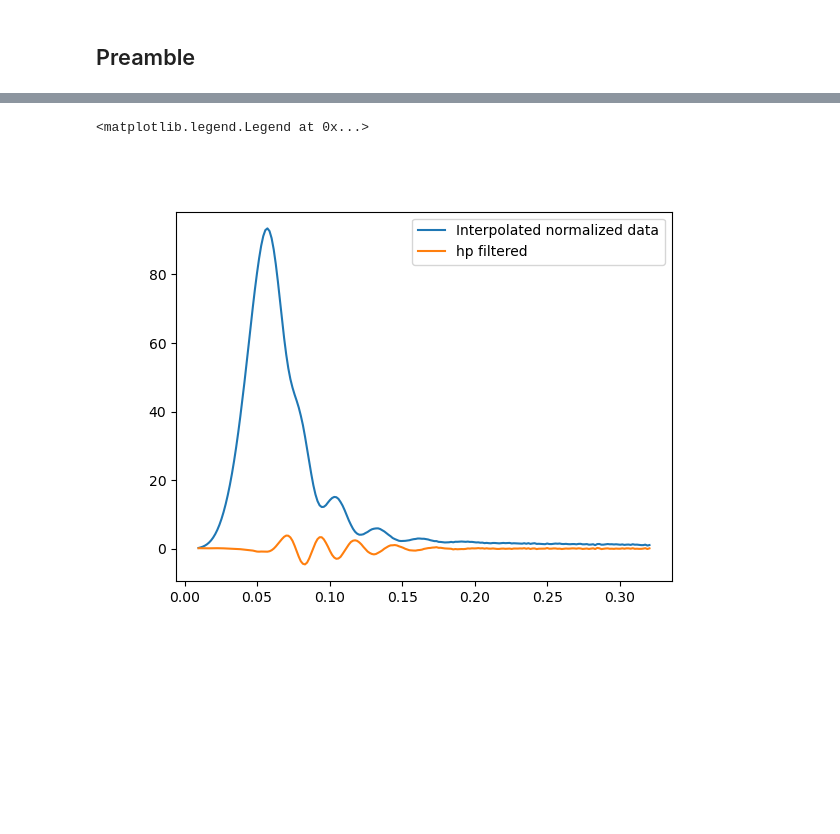
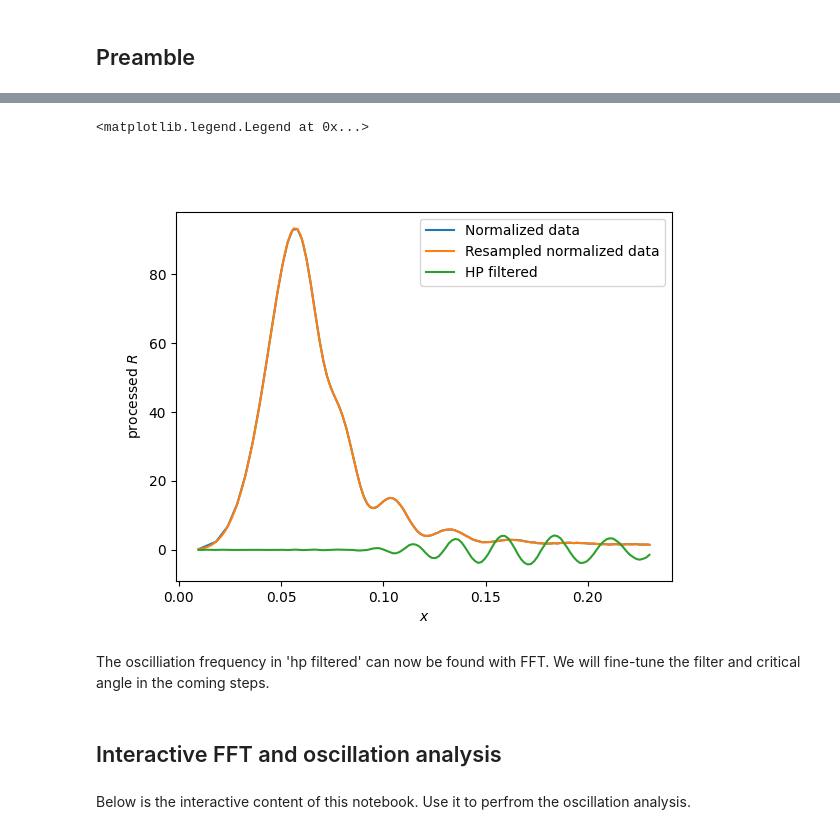
Before and after one commit to elkund/XRR_osc, a Jupyter notebook: XRR_oscillation_analysis.ipynb, the cells around one changed output, grey strips where cells are left out. Drawn from its saved outputs; the diff is of its cells as text; code cells hidden in the pictures; blank space fills up the shorter version.

```diff
--- a/XRR_oscillation_analysis.ipynb
+++ b/XRR_oscillation_analysis.ipynb
@@ -41,4 +69,0 @@ wl = 0.154 #nm
-# %%
-th = data.T[0]/2 #2theta -> theta in deg
-
-y = data.T[1]
@@ -54,42 +89,50 @@ ax0.set(yscale='log', ylabel='$R$', xlabel='$\\theta\quad[\mathrm{deg.}]$')
 # %%
-# Estimate critical angle from the plot
-th_c = 0.5 #Critical angle (theta), deg
+# Convert θ to x
 
-# Oscillations are ~cos(d sqrt(theta^2-theta_c^2)/lambda), so we need to scale the x axis accordingly
+#Sakurai version, using small angle approximation to compute q
+def th_to_x(theta,th_c):
+    return 2*np.sqrt((theta*np.pi/180)**2-(th_c*np.pi/180)**2)/wl
 
-# Sakurai version
-#x = 2*np.sqrt((th*np.pi/180)**2-(th_c*np.pi/180)**2)/wl  #convert to rad and correct x axis for oscillations (given critical angle)
+# Durand version, slower but practically identical. Use Sakurai for faster performance, and Durand for high angles.
+# def th_to_x(theta,th_c):
+#     return 2*np.sqrt(np.sin((theta*np.pi/180))**2-np.sin(th_c*np.pi/180)**2)/wl
+# resample_flag = True
 
-# Durand version, slower but practically identical. Switch to Sakurai for faster performance.
-x = 2*np.sqrt(np.cos(th_c*np.pi/180)**2-np.cos((th*np.pi/180))**2)/wl
+x = th_to_x(th,th_c)
 # %%
-# intensity goes roughly as 1/x^4. Normalize by multiplying by x^4. Should be q rather than x? Read up on this.
-y_norm=np.power(x,4)*y
+# intensity goes roughly as 1/x^4. Normalize by multiplying by x^4.
+R_normed = np.power(x,4)*R
 
-# We need to resample the signal to uniform x steps (alternatively, we could use chirp z-transform instead of fft)
-xmin=np.nanargmin(x) #get rid of values where x<0.
-xmax=np.nanargmax(x)
-x_uniform = np.linspace(x[xmin],x[xmax],xmax-xmin)
+x_min=np.nanargmin(x)
+x_max=np.nanargmax(x)
 
+#We need a constant sampling rate in x.
+x_uniform = np.linspace(x[x_min],x[x_max],x_max-x_min+1)
 # Interpolate to uniform sampling
-interp = interp1d(x[xmin:], y_norm[xmin:], kind='cubic')
-y_uniform = interp(x_uniform)
+interp = interp1d(x[x_min:], R_normed[x_min:], kind='cubic')
+R_uniform = interp(x_uniform)
 
-fs= (xmax-xmin)/(x[xmax]-x[xmin]) #sample rate
+fs = x_uniform.size/(x_uniform[-1]-x_uniform[0]) # sample rate
 
-# To get rid of the low frequency noise, pass the signal through a hp filter.
-filter_order = 4
-filter_cutoff = 40
+# To get rid of remaining low frequency noise, pass the signal through a hp filter.
+filter_order = 35
+filter_cutoff = 30
 sos = butter(filter_order, filter_cutoff, 'hp', fs=fs, output='sos')
-y_filtered =  sosfilt(sos, y_uniform)
+R_filtered =  sosfilt(sos, R_uniform)
 
 fig1, ax1 = plt.subplots()
 
-ax1.set(yscale='linear')
-ax1.plot(x_uniform,y_uniform, label = 'Interpolated normalized data')
-ax1.plot(x_uniform, y_filtered , label='hp filtered')
+ax1.set(yscale='linear', xlabel='$x$',ylabel='processed $R$')
+
+ax1.plot(x, R_normed, label = 'Normalized data')
+ax1.plot(x_uniform, R_uniform, label = 'Resampled normalized data')
+ax1.plot(x_uniform, R_filtered , label='HP filtered')
 ax1.legend()
 # %% [output]
 <matplotlib.legend.Legend at 0x...>
-[figure, old version]
+[figure, new version]
+# %% [markdown]
+The oscilliation frequency in 'hp filtered' can now be found with FFT. We will fine-tune the filter and critical angle in the coming steps.
+# %% [markdown]
+## Interactive FFT and oscillation analysis
 # %%
@@ -212 +252,3 @@ def update_fit(b):
+# %% [markdown]
+Below is the interactive content of this notebook. Use it to perfrom the oscillation analysis.
 # %%
```
Also changed, not shown: parts of 13 cells of this notebook, 1 other file.
